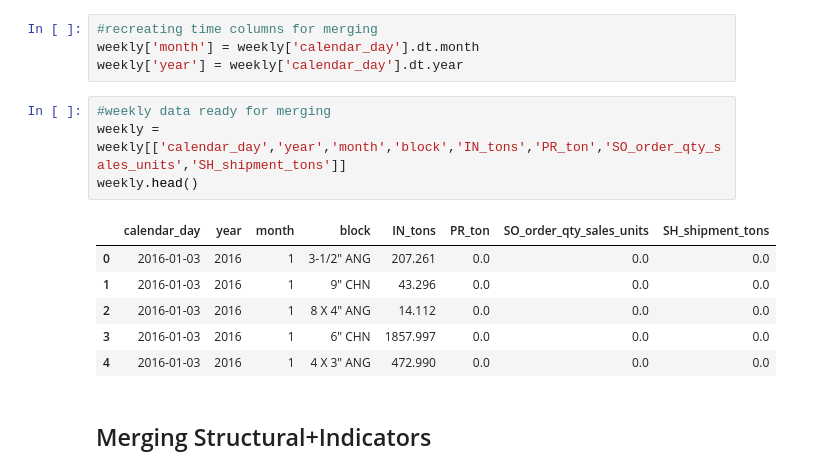
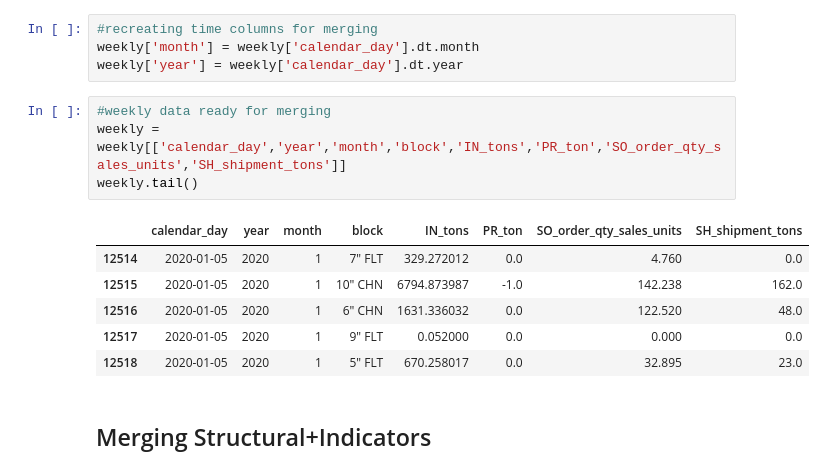
Before and after one commit to jvac06/pft, a Jupyter notebook: scripts/index_merge.ipynb, the cells around one changed output. Cells and saved outputs as stored; diff of their text form.

```diff
--- a/scripts/index_merge.ipynb
+++ b/scripts/index_merge.ipynb
@@ -266,14 +266,14 @@ weekly['year'] = weekly['calendar_day'].dt.year
 # %%
 #weekly data ready for merging
 weekly = weekly[['calendar_day','year','month','block','IN_tons','PR_ton','SO_order_qty_sales_units','SH_shipment_tons']]
-weekly.head()
+weekly.tail()
 # %% [output]
 |  | calendar_day | year | month | block | IN_tons | PR_ton | SO_order_qty_sales_units | SH_shipment_tons |
-| 0 | 2016-01-03 | 2016 | 1 | 3-1/2" ANG | 207.261 | 0.0 | 0.0 | 0.0 |
-| 1 | 2016-01-03 | 2016 | 1 | 9" CHN | 43.296 | 0.0 | 0.0 | 0.0 |
-| 2 | 2016-01-03 | 2016 | 1 | 8 X 4" ANG | 14.112 | 0.0 | 0.0 | 0.0 |
-| 3 | 2016-01-03 | 2016 | 1 | 6" CHN | 1857.997 | 0.0 | 0.0 | 0.0 |
-| 4 | 2016-01-03 | 2016 | 1 | 4 X 3" ANG | 472.990 | 0.0 | 0.0 | 0.0 |
+| 12514 | 2020-01-05 | 2020 | 1 | 7" FLT | 329.272012 | 0.0 | 4.760 | 0.0 |
+| 12515 | 2020-01-05 | 2020 | 1 | 10" CHN | 6794.873987 | -1.0 | 142.238 | 162.0 |
+| 12516 | 2020-01-05 | 2020 | 1 | 6" CHN | 1631.336032 | 0.0 | 122.520 | 48.0 |
+| 12517 | 2020-01-05 | 2020 | 1 | 9" FLT | 0.052000 | 0.0 | 0.000 | 0.0 |
+| 12518 | 2020-01-05 | 2020 | 1 | 5" FLT | 670.258017 | 0.0 | 32.895 | 23.0 |
 # %% [markdown]
 ## Merging Structural+Indicators
 # %%
```
Also changed, not shown: parts of 6 cells of this notebook, 3 other files.
